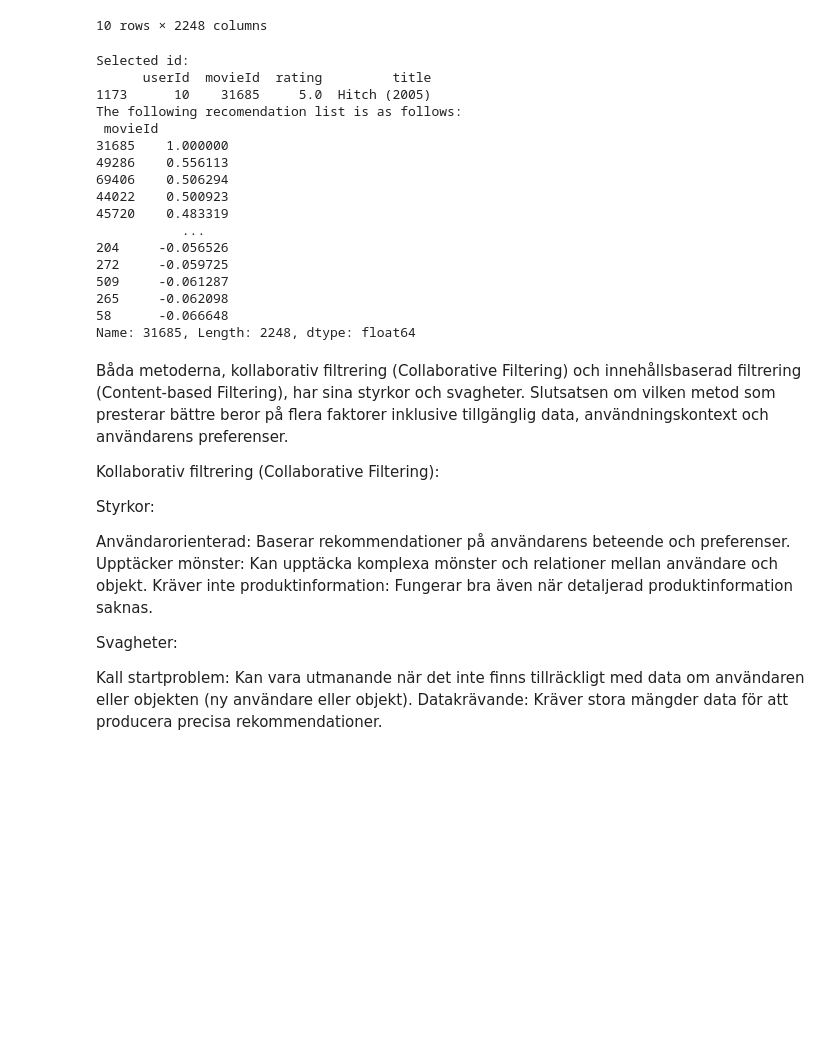
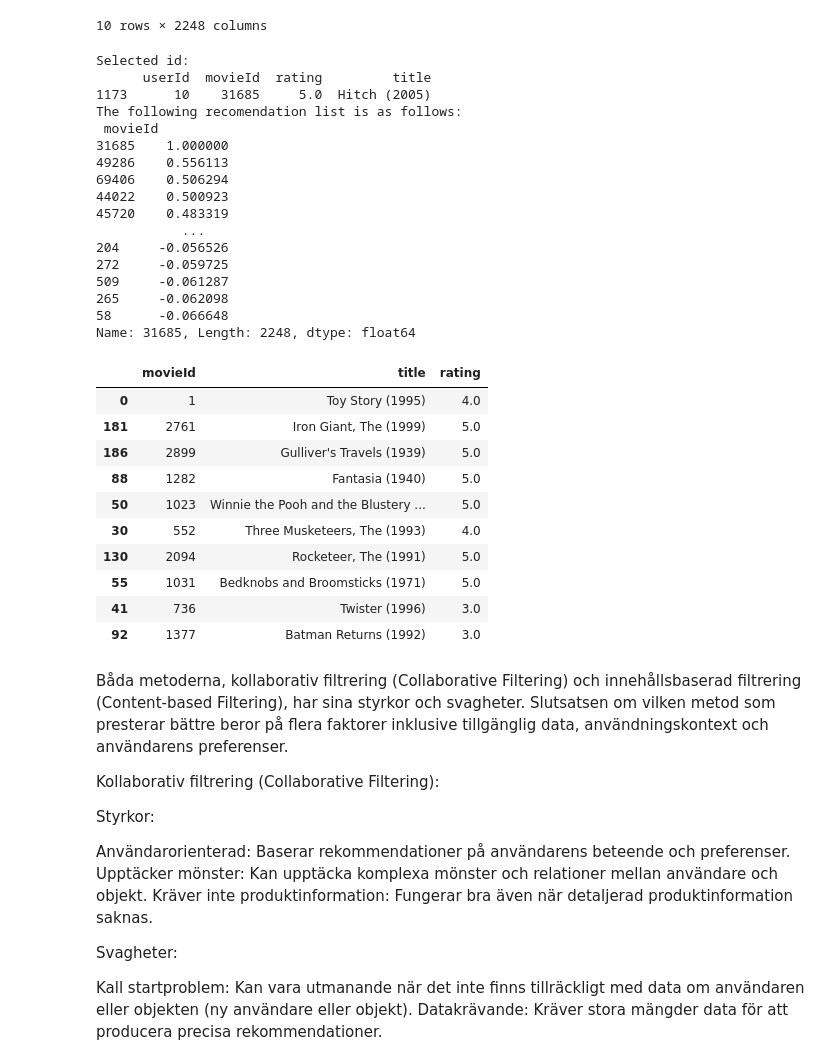
Before and after one commit to Ammar-Man/P1_2023_Decision, a Jupyter notebook: final_project.ipynb, the cells around one changed output. Cells and saved outputs as stored; diff of their text form; code cells hidden in the pictures; blank space fills up the shorter version.

```diff
--- a/final_project.ipynb
+++ b/final_project.ipynb
@@ -309,41 +309,55 @@ playlist_1 = list(zip(filtered_df['movieId'], filtered_df['rating']))
 playlist_1
 
 # playlist_1 = [(69,5),(619,3),(528,1),(833,2)]
-def printmyidvidename(int):
+def GetVideoNameById(int):
     print( df.loc[df['movieId'] == int, 'title'].values[0])
 
-def similar_videos(playlist_1):
+def Videos_Collaborative_Filtering(playlist_1):
     print("Selected id:")
     print( filtered_df)
     similar_songs = pd.DataFrame()
     for songID, rating in playlist_1:
         try:
             similar_songs = similar_songs.append(get_similar(songID, rating), ignore_index=True)
 
         except KeyError:
             print(f"videos with ID {songID} not found. Skipping...")
         except Exception as e:
             print(f"An error occurred: {e}")
 
-similar_videos(playlist_1)
+Videos_Collaborative_Filtering(playlist_1)
+
+recommendations = Videos_Conten_Based_Filtering(df)
+recommendations.recommend("Hitch", 10)
 # %% [output]
 Selected id:
       userId  movieId  rating         title
 1173      10    31685     5.0  Hitch (2005)
 The following recomendation list is as follows:
  movieId
 31685    1.000000
 49286    0.556113
 69406    0.506294
 44022    0.500923
 45720    0.483319
            ...
 204     -0.056526
 272     -0.059725
 509     -0.061287
 265     -0.062098
 58      -0.066648
 Name: 31685, Length: 2248, dtype: float64
+|  | movieId | title | rating |
+| 0 | 1 | Toy Story (1995) | 4.0 |
+| 181 | 2761 | Iron Giant, The (1999) | 5.0 |
+| 186 | 2899 | Gulliver's Travels (1939) | 5.0 |
+| 88 | 1282 | Fantasia (1940) | 5.0 |
+| 50 | 1023 | Winnie the Pooh and the Blustery ... | 5.0 |
+| 30 | 552 | Three Musketeers, The (1993) | 4.0 |
+| 130 | 2094 | Rocketeer, The (1991) | 5.0 |
+| 55 | 1031 | Bedknobs and Broomsticks (1971) | 5.0 |
+| 41 | 736 | Twister (1996) | 3.0 |
+| 92 | 1377 | Batman Returns (1992) | 3.0 |
 # %% [markdown]
 Båda metoderna, kollaborativ filtrering (Collaborative Filtering) och innehållsbaserad filtrering (Content-based Filtering), har sina styrkor och svagheter. Slutsatsen om vilken metod som presterar bättre beror på flera faktorer inklusive tillgänglig data, användningskontext och användarens preferenser.
 
```
Also changed, not shown: parts of 7 cells of this notebook.
